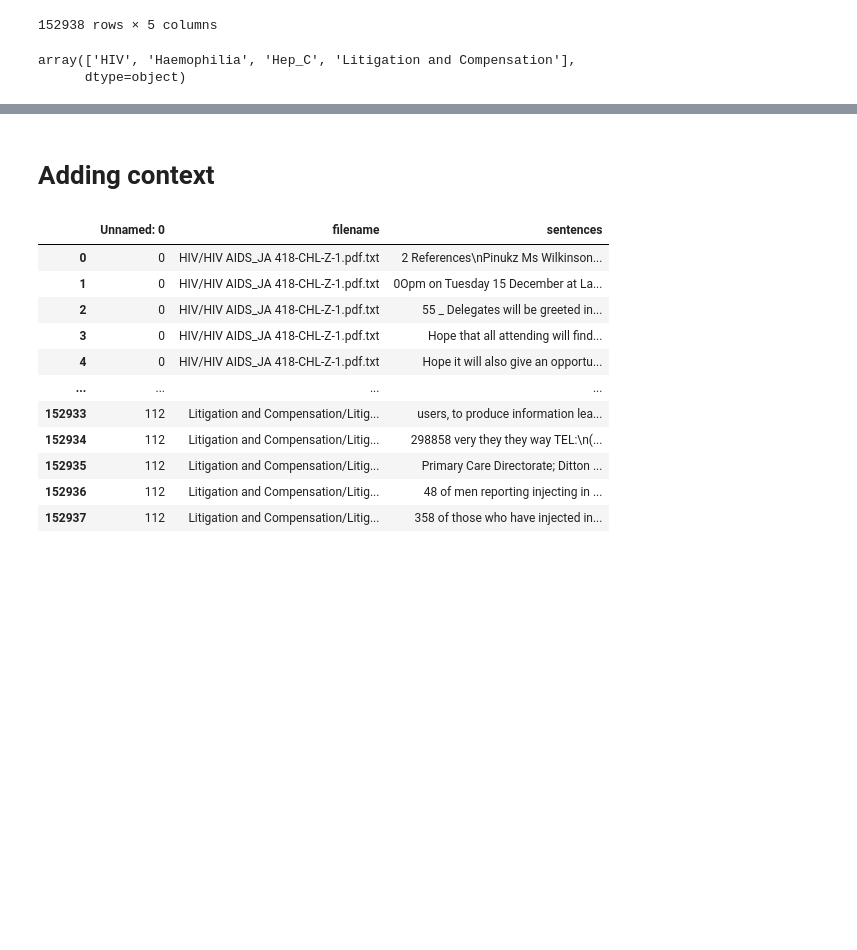
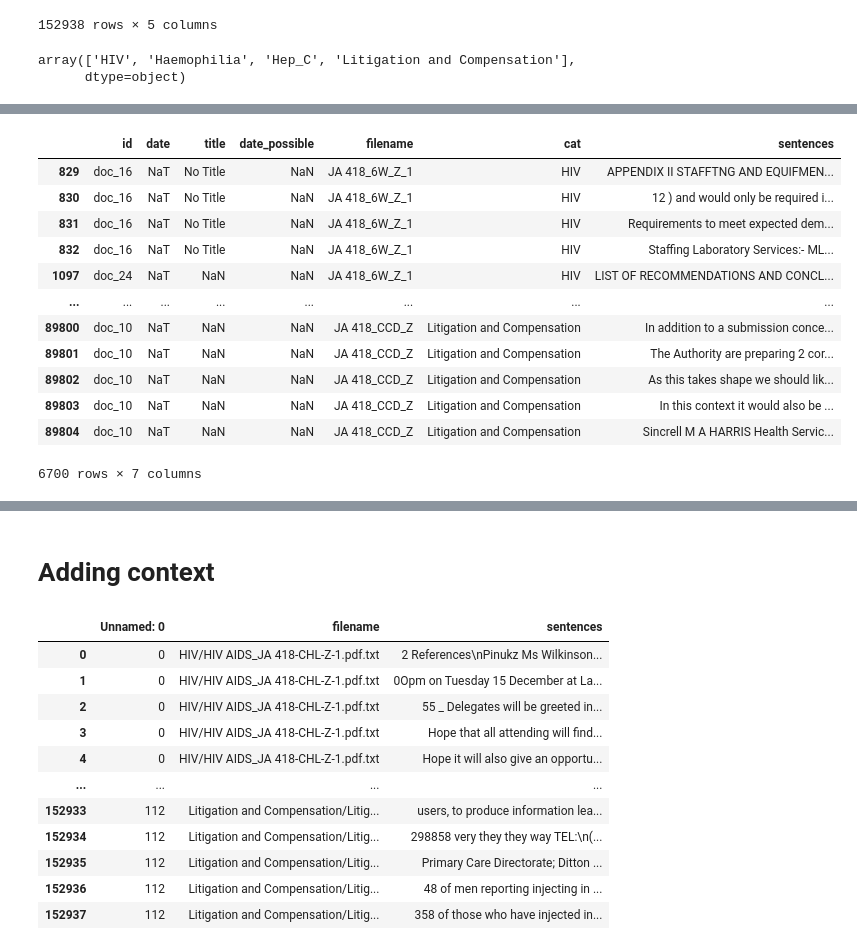
Before and after one commit to pnadelofficial/taylor_simple_search, a Jupyter notebook: testing.ipynb, the cells around one changed output, grey strips where cells are left out. Saved outputs shown, nothing was run; the diff lists cells and outputs as text; code cells hidden in the pictures; blank space fills up the shorter version.

```diff
--- a/testing.ipynb
+++ b/testing.ipynb
@@ -406,0 +441,16 @@ with ix.searcher() as searcher:
+# %%
+nat.loc[nat.date_possible.isnull()]
+# %% [output]
+|  | id | date | title | date_possible | filename | cat | sentences |
+| 829 | doc_16 | NaT | No Title | NaN | JA 418_6W_Z_1 | HIV | APPENDIX II STAFFTNG AND EQUIFMEN... |
+| 830 | doc_16 | NaT | No Title | NaN | JA 418_6W_Z_1 | HIV | 12 ) and would only be required i... |
+| 831 | doc_16 | NaT | No Title | NaN | JA 418_6W_Z_1 | HIV | Requirements to meet expected dem... |
+| 832 | doc_16 | NaT | No Title | NaN | JA 418_6W_Z_1 | HIV | Staffing Laboratory Services:- ML... |
+| 1097 | doc_24 | NaT | NaN | NaN | JA 418_6W_Z_1 | HIV | LIST OF RECOMMENDATIONS AND CONCL... |
+| ... | ... | ... | ... | ... | ... | ... | ... |
+| 89800 | doc_10 | NaT | NaN | NaN | JA 418_CCD_Z | Litigation and Compensation | In addition to a submission conce... |
+| 89801 | doc_10 | NaT | NaN | NaN | JA 418_CCD_Z | Litigation and Compensation | The Authority are preparing 2 cor... |
+| 89802 | doc_10 | NaT | NaN | NaN | JA 418_CCD_Z | Litigation and Compensation | As this takes shape we should lik... |
+| 89803 | doc_10 | NaT | NaN | NaN | JA 418_CCD_Z | Litigation and Compensation | In this context it would also be ... |
+| 89804 | doc_10 | NaT | NaN | NaN | JA 418_CCD_Z | Litigation and Compensation | Sincrell M A HARRIS Health Servic... |
+6700 rows × 7 columns
```
Also changed, not shown: parts of 22 cells of this notebook, 3 other files.
